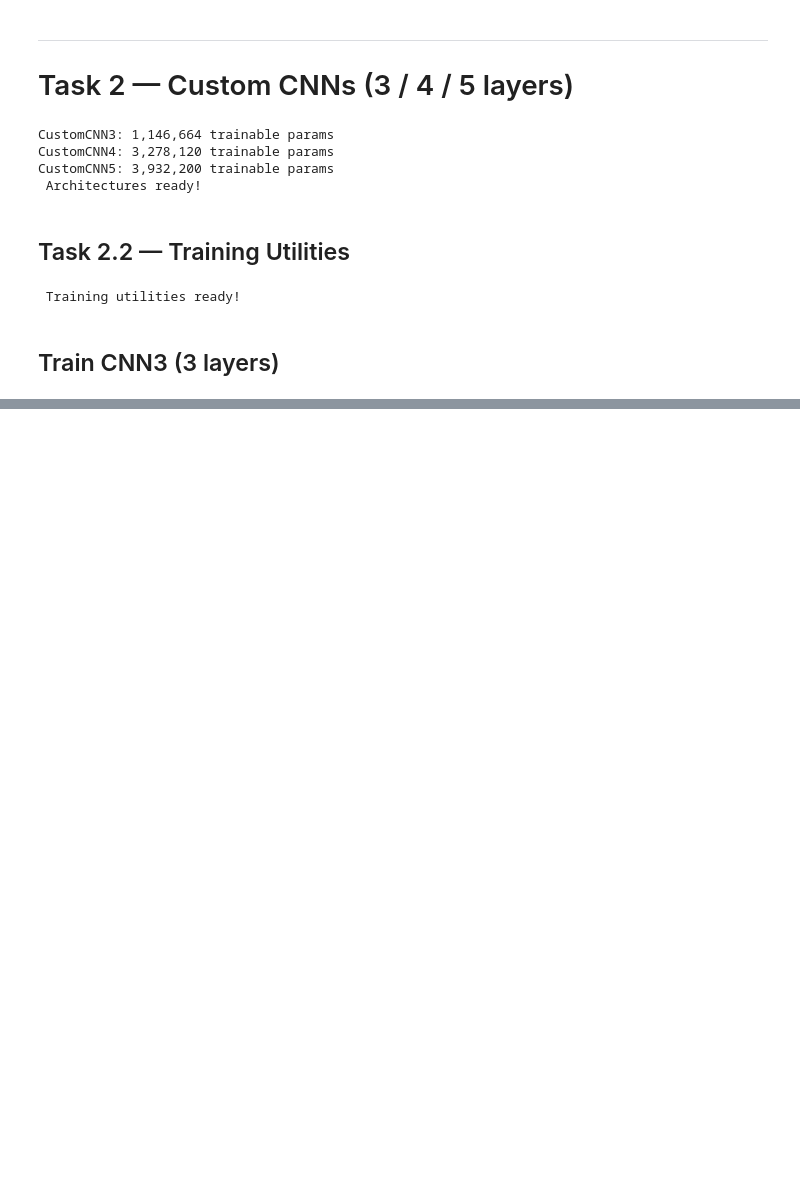
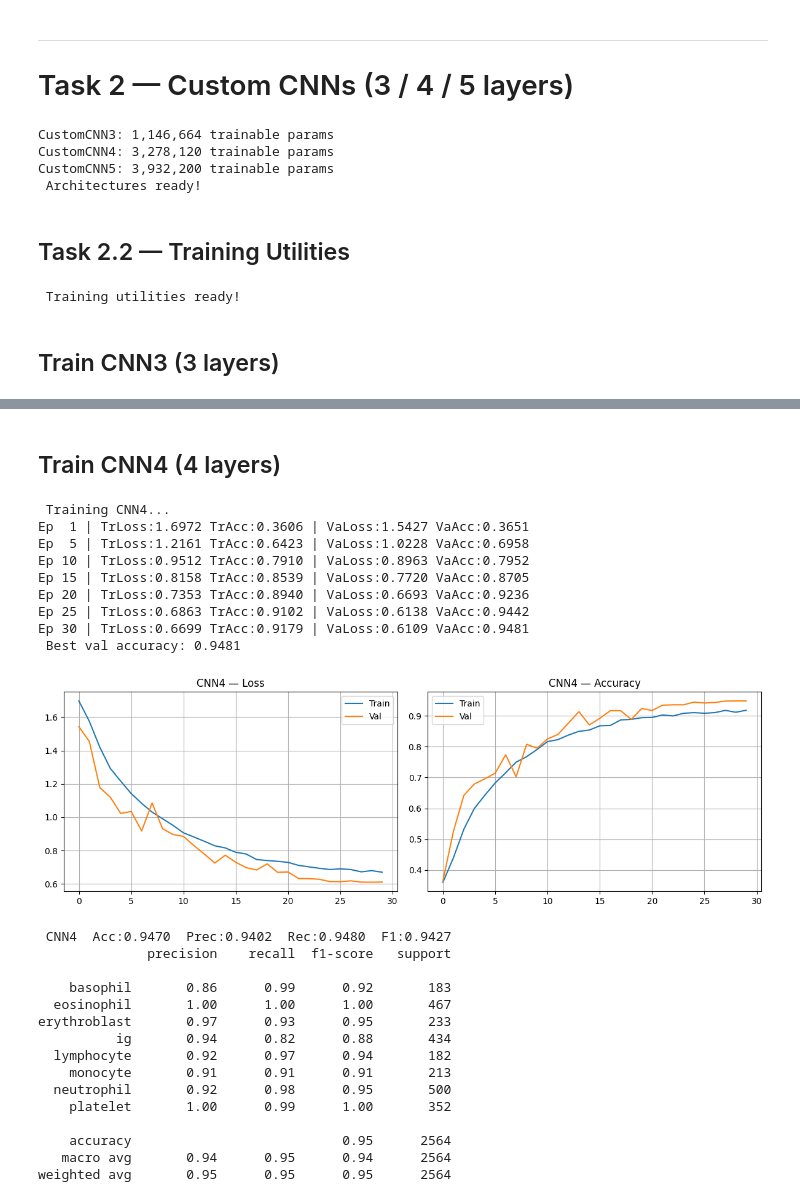
Before and after one commit to marwaashfaq2004-ai/ANN-BLOOD-CELL-CLASSIFICATION-PROJECT, a Jupyter notebook: ANN_PROJECT(AneRBC).ipynb, the cells around one changed output, grey strips where cells are left out. Saved outputs shown, nothing was run; the diff lists cells and outputs as text; code cells hidden in the pictures; blank space fills up the shorter version.

```diff
--- a/ANN_PROJECT(AneRBC).ipynb
+++ b/ANN_PROJECT(AneRBC).ipynb
@@ -372,0 +396,35 @@ Ep  5 | TrLoss:1.1605 TrAcc:0.6956 | VaLoss:0.9706 VaAcc:0.7621
+# %% [markdown]
+## Train CNN4 (4 layers)
+# %%
+set_seed()
+model_cnn4 = CustomCNN4(NUM_CLASSES)
+print(' Training CNN4...')
+hist4 = train_model(model_cnn4, 'cnn4', epochs=30, lr=1e-3)
+plot_curves(hist4, 'CNN4')
+res4  = full_eval(model_cnn4, 'CNN4')
+# %% [output]
+ Training CNN4...
+Ep  1 | TrLoss:1.6972 TrAcc:0.3606 | VaLoss:1.5427 VaAcc:0.3651
+Ep  5 | TrLoss:1.2161 TrAcc:0.6423 | VaLoss:1.0228 VaAcc:0.6958
+Ep 10 | TrLoss:0.9512 TrAcc:0.7910 | VaLoss:0.8963 VaAcc:0.7952
+Ep 15 | TrLoss:0.8158 TrAcc:0.8539 | VaLoss:0.7720 VaAcc:0.8705
+Ep 20 | TrLoss:0.7353 TrAcc:0.8940 | VaLoss:0.6693 VaAcc:0.9236
+Ep 25 | TrLoss:0.6863 TrAcc:0.9102 | VaLoss:0.6138 VaAcc:0.9442
+Ep 30 | TrLoss:0.6699 TrAcc:0.9179 | VaLoss:0.6109 VaAcc:0.9481
+ Best val accuracy: 0.9481
+[figure, added]
+ CNN4  Acc:0.9470  Prec:0.9402  Rec:0.9480  F1:0.9427
+              precision    recall  f1-score   support
+
+    basophil       0.86      0.99      0.92       183
+  eosinophil       1.00      1.00      1.00       467
+erythroblast       0.97      0.93      0.95       233
+          ig       0.94      0.82      0.88       434
+  lymphocyte       0.92      0.97      0.94       182
+    monocyte       0.91      0.91      0.91       213
+  neutrophil       0.92      0.98      0.95       500
+    platelet       1.00      0.99      1.00       352
+
+    accuracy                           0.95      2564
+   macro avg       0.94      0.95      0.94      2564
+weighted avg       0.95      0.95      0.95      2564
```
Also changed, not shown: parts of 6 cells of this notebook.
